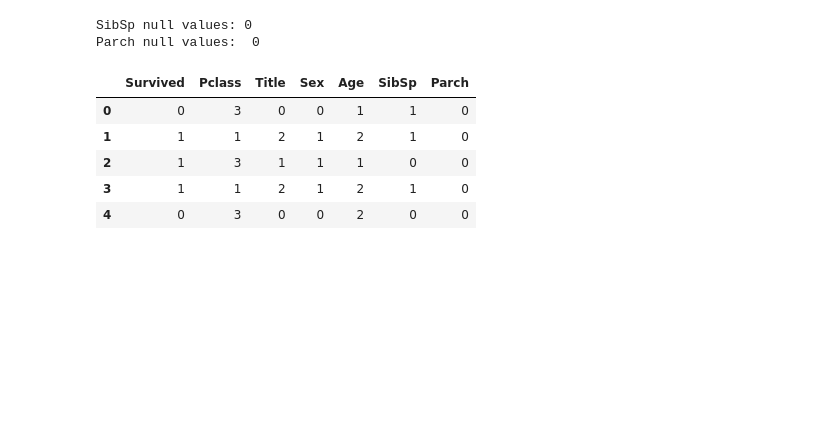
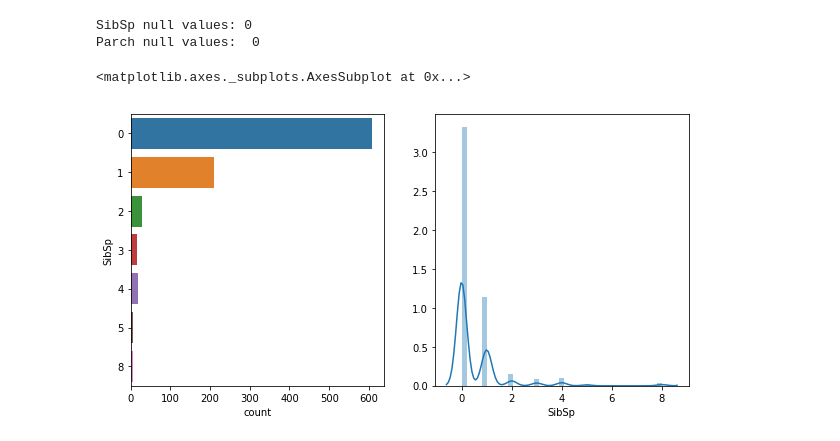
Before and after one commit to Manikanta16/AnalyticsPractice, a Jupyter notebook: Titanic - Kaggle.ipynb, the cells around one changed output. Cells and saved outputs as stored; diff of their text form; code cells hidden in the pictures; blank space fills up the shorter version.

```diff
--- a/Titanic - Kaggle.ipynb
+++ b/Titanic - Kaggle.ipynb
@@ -202,12 +193,10 @@ data_bins.head()
 # %%
 ###create buckets of age - 0-10,11-20,...
-#data_bins['Age'] = pd.cut(data_bins['Age'],5,include_lowest=True)
+data_bins['Age'] = pd.cut(data_bins['Age'],5,include_lowest=True)
 print(data_bins['Age'].value_counts())
 sns.countplot(data=data_bins,y='Age',hue='Survived')
 
-###we will have to convert the ranges to easily understandable values for the computer - 0,1,2,...
-le = LabelEncoder()
-data_bins['Age'] = le.fit_transform(data_bins['Age'])
+data_bins['Age'] = data_bins['Age']
 # %% [output]
 (16.8, 32.6]    382
 (32.6, 48.4]    325
@@ -226,14 +215,11 @@ data_bins['Parch'] = train_data['Parch']
 SibSp null values: 0
 Parch null values:  0
 # %%
+plt.figure(figsize=(10,5))
 plt.subplot(1,2,1)
 sns.countplot(y=data_bins['SibSp'])
 plt.subplot(1,2,2)
-sns.distplot(data_bins['SibSp'],)
+sns.distplot(data_bins['SibSp'])
 # %% [output]
-|  | Survived | Pclass | Title | Sex | Age | SibSp | Parch |
-| 0 | 0 | 3 | 0 | 0 | 1 | 1 | 0 |
-| 1 | 1 | 1 | 2 | 1 | 2 | 1 | 0 |
-| 2 | 1 | 3 | 1 | 1 | 1 | 0 | 0 |
-| 3 | 1 | 1 | 2 | 1 | 2 | 1 | 0 |
-| 4 | 0 | 3 | 0 | 0 | 2 | 0 | 0 |
+<matplotlib.axes._subplots.AxesSubplot at 0x...>
+[figure, added]
```
Also changed, not shown: parts of 17 cells of this notebook.
